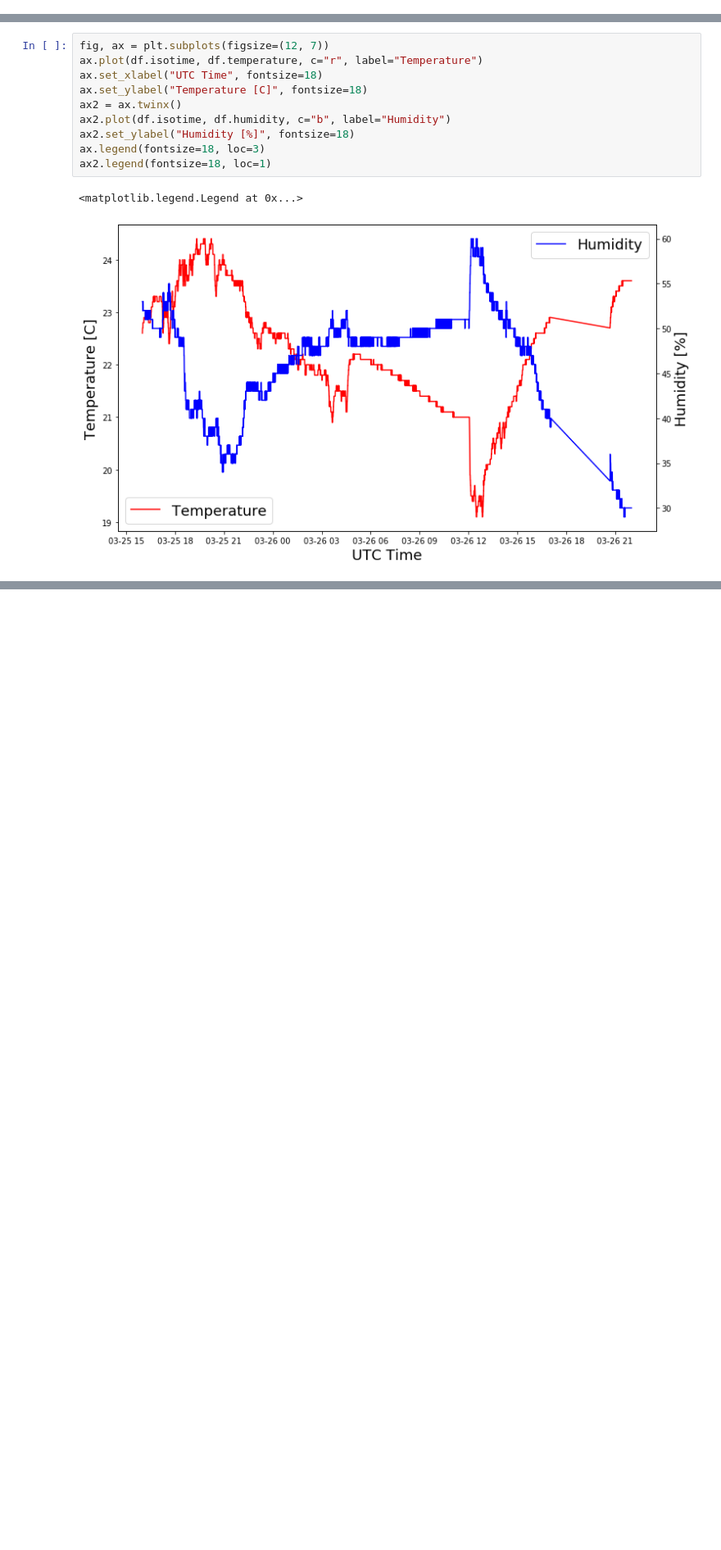
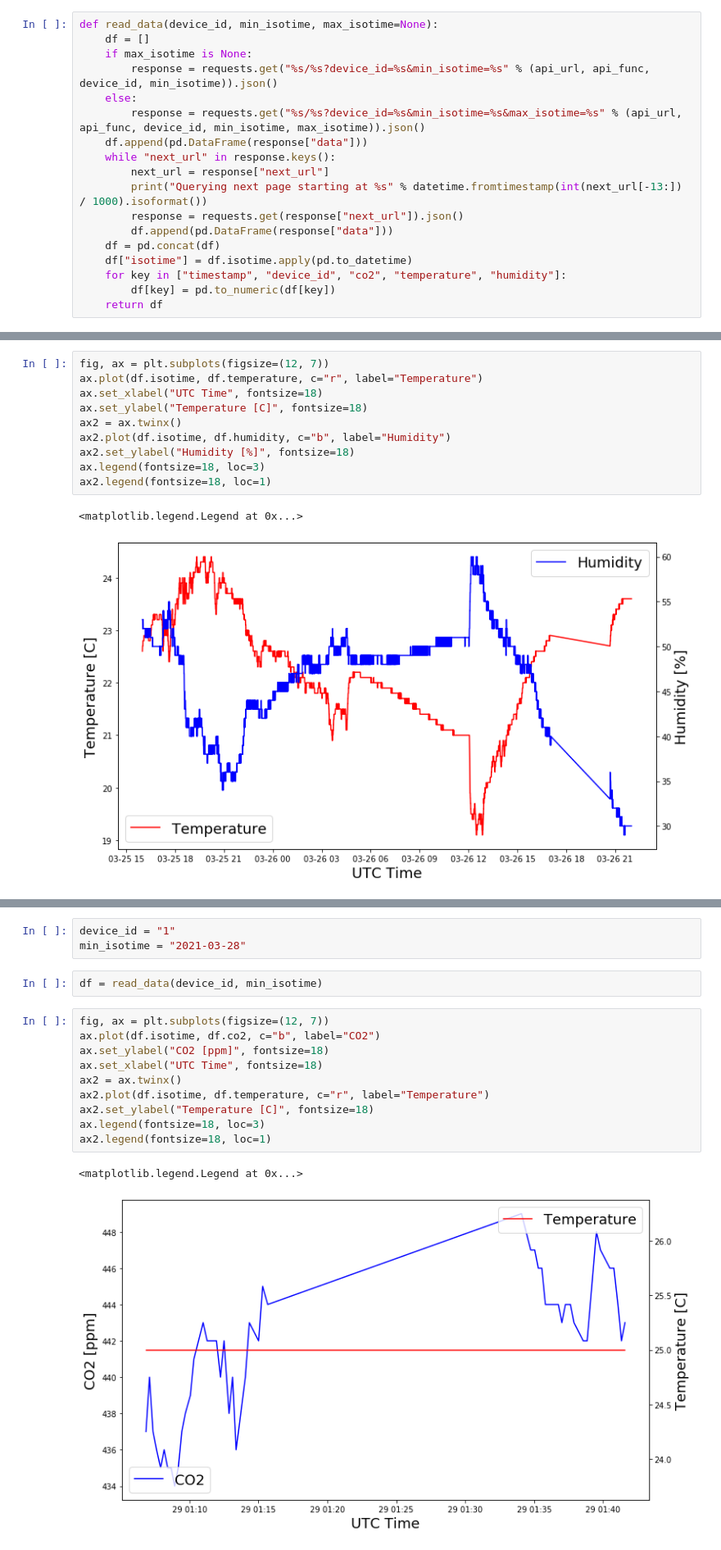
Before and after one commit to fforster/co2covid_chile, a Jupyter notebook: API_CO2.ipynb, the cells around one changed output, grey strips where cells are left out. Shown at 82% size. Saved outputs shown, nothing was run; the diff lists cells and outputs as text; blank space fills up the shorter version.

Commit message:
Added device_id 1

```diff
--- a/API_CO2.ipynb
+++ b/API_CO2.ipynb
@@ -15,0 +16,18 @@ api_func = "co2"
+# %%
+def read_data(device_id, min_isotime, max_isotime=None):
+    df = []
+    if max_isotime is None:
+        response = requests.get("%s/%s?device_id=%s&min_isotime=%s" % (api_url, api_func, device_id, min_isotime)).json()
+    else:
+        response = requests.get("%s/%s?device_id=%s&min_isotime=%s&max_isotime=%s" % (api_url, api_func, device_id, min_isotime, max_isotime)).json()
+    df.append(pd.DataFrame(response["data"]))
+    while "next_url" in response.keys():
+        next_url = response["next_url"]
+        print("Querying next page starting at %s" % datetime.fromtimestamp(int(next_url[-13:]) / 1000).isoformat())
+        response = requests.get(response["next_url"]).json()
+        df.append(pd.DataFrame(response["data"]))
+    df = pd.concat(df)
+    df["isotime"] = df.isotime.apply(pd.to_datetime)
+    for key in ["timestamp", "device_id", "co2", "temperature", "humidity"]:
+        df[key] = pd.to_numeric(df[key])
+    return df
@@ -74,0 +72,18 @@ ax2.legend(fontsize=18, loc=1)
+# %%
+device_id = "1"
+min_isotime = "2021-03-28"
+# %%
+df = read_data(device_id, min_isotime)
+# %%
+fig, ax = plt.subplots(figsize=(12, 7))
+ax.plot(df.isotime, df.co2, c="b", label="CO2")
+ax.set_ylabel("CO2 [ppm]", fontsize=18)
+ax.set_xlabel("UTC Time", fontsize=18)
+ax2 = ax.twinx()
+ax2.plot(df.isotime, df.temperature, c="r", label="Temperature")
+ax2.set_ylabel("Temperature [C]", fontsize=18)
+ax.legend(fontsize=18, loc=3)
+ax2.legend(fontsize=18, loc=1)
+# %% [output]
+<matplotlib.legend.Legend at 0x...>
+[figure, added]
```
Also changed, not shown: parts of 10 cells of this notebook.
